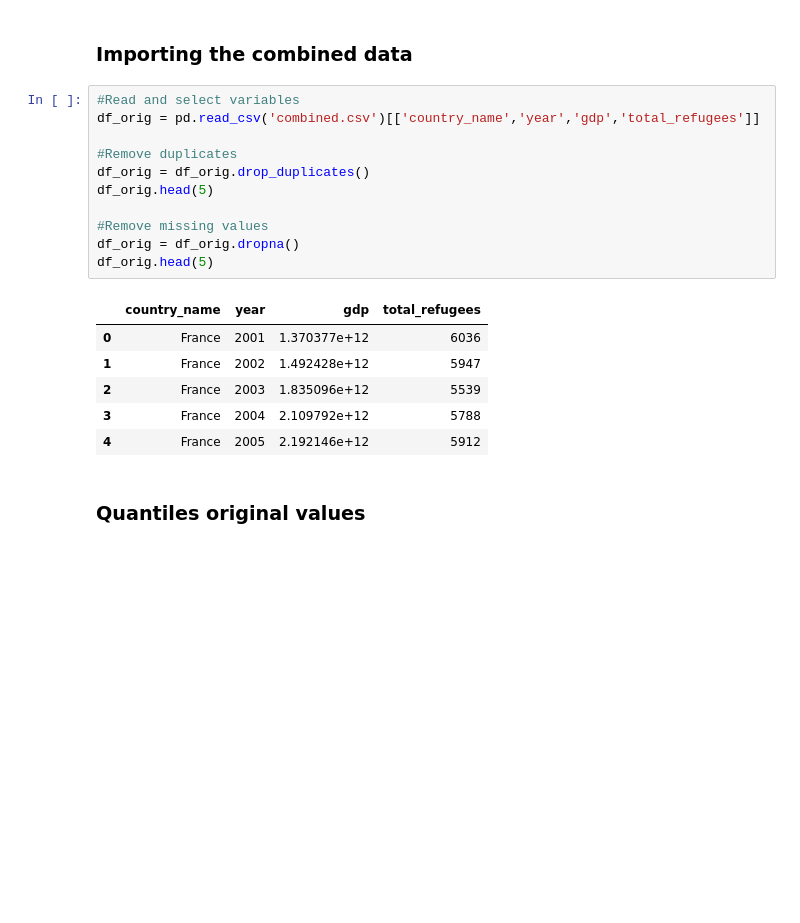
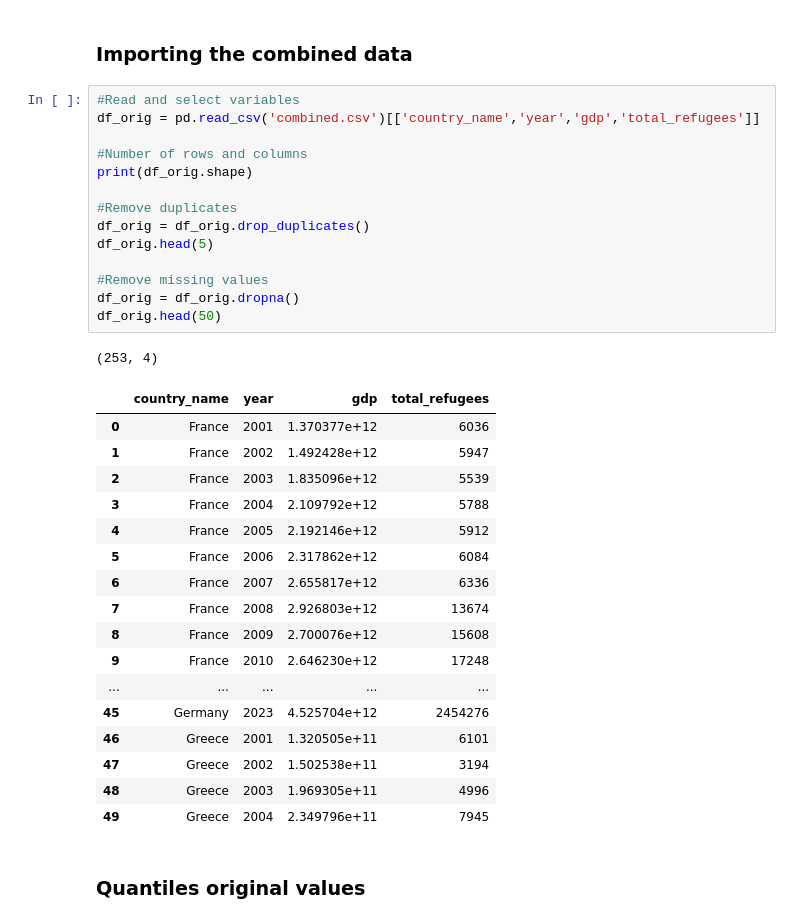
Before and after one commit to ferzanagehringer3/DataAnalyticsLN, a Jupyter notebook: Exploratory Data Analysis (EDA)/EDA_combined_data.ipynb, the cells around one changed output. Saved outputs shown, nothing was run; the diff lists cells and outputs as text; blank space fills up the shorter version.

```diff
--- a/Exploratory Data Analysis (EDA)/EDA_combined_data.ipynb
+++ b/Exploratory Data Analysis (EDA)/EDA_combined_data.ipynb
@@ -28,21 +28,36 @@ print(os.getcwd())
 # %%
 #Read and select variables
 df_orig = pd.read_csv('combined.csv')[['country_name','year','gdp','total_refugees']]
+
+#Number of rows and columns
+print(df_orig.shape)
 
 #Remove duplicates
 df_orig = df_orig.drop_duplicates()
 df_orig.head(5)
 
 #Remove missing values
 df_orig = df_orig.dropna()
-df_orig.head(5)
+df_orig.head(50)
 # %% [output]
+(253, 4)
 |  | country_name | year | gdp | total_refugees |
 | 0 | France | 2001 | 1.370377e+12 | 6036 |
 | 1 | France | 2002 | 1.492428e+12 | 5947 |
 | 2 | France | 2003 | 1.835096e+12 | 5539 |
 | 3 | France | 2004 | 2.109792e+12 | 5788 |
 | 4 | France | 2005 | 2.192146e+12 | 5912 |
+| 5 | France | 2006 | 2.317862e+12 | 6084 |
+| 6 | France | 2007 | 2.655817e+12 | 6336 |
+| 7 | France | 2008 | 2.926803e+12 | 13674 |
+| 8 | France | 2009 | 2.700076e+12 | 15608 |
+| 9 | France | 2010 | 2.646230e+12 | 17248 |
+| ... | ... | ... | ... | ... |
+| 45 | Germany | 2023 | 4.525704e+12 | 2454276 |
+| 46 | Greece | 2001 | 1.320505e+11 | 6101 |
+| 47 | Greece | 2002 | 1.502538e+11 | 3194 |
+| 48 | Greece | 2003 | 1.969305e+11 | 4996 |
+| 49 | Greece | 2004 | 2.349796e+11 | 7945 |
 # %% [markdown]
 ### Quantiles original values
 # %%
```
Also changed, not shown: parts of 10 cells of this notebook.
